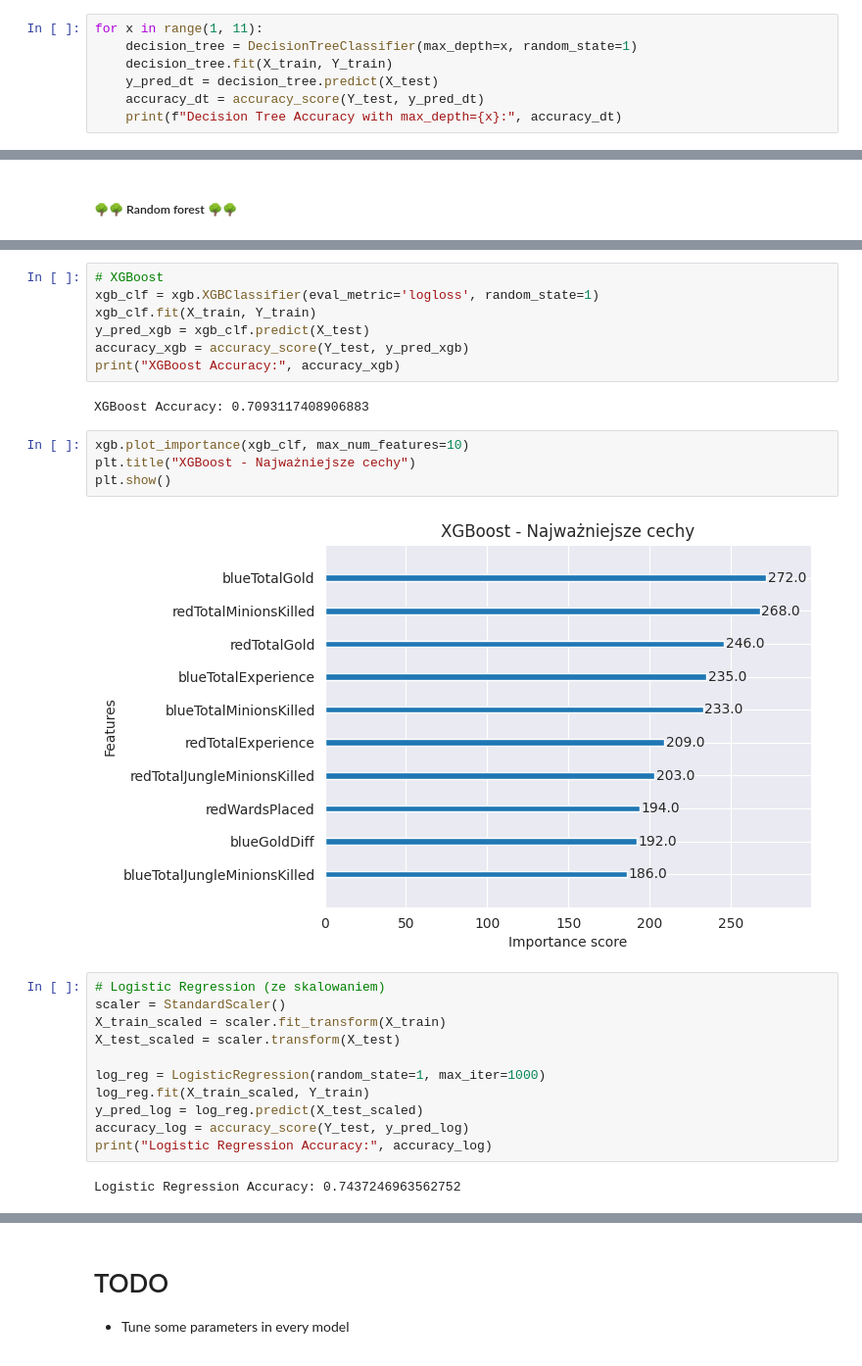
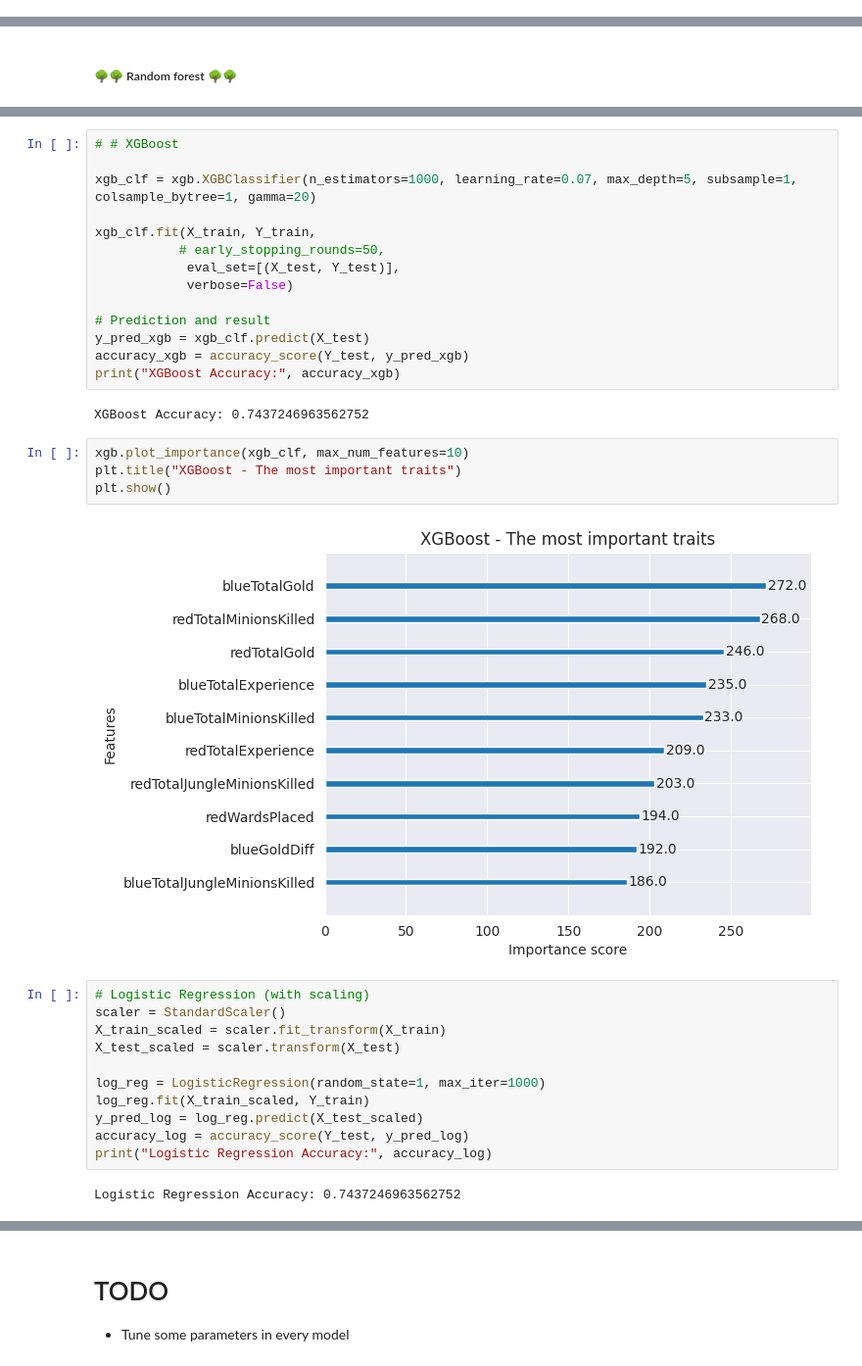
Before and after one commit to stfen/lol-data-analysis, a Jupyter notebook: model.ipynb, the cells around one changed output, grey strips where cells are left out. Shown at 98% size. Saved outputs shown, nothing was run; the diff lists cells and outputs as text.

Commit message:
english, tuned xgboost params

```diff
--- a/model.ipynb
+++ b/model.ipynb
@@ -227,10 +227,3 @@ Decision Tree Accuracy with max_depth=7: 0.7101214574898785
 Decision Tree Accuracy with max_depth=8: 0.702834008097166
 Decision Tree Accuracy with max_depth=9: 0.7093117408906883
 Decision Tree Accuracy with max_depth=10: 0.694331983805668
-# %%
-for x in range(1, 11):
-    decision_tree = DecisionTreeClassifier(max_depth=x, random_state=1)
-    decision_tree.fit(X_train, Y_train)
-    y_pred_dt = decision_tree.predict(X_test)
-    accuracy_dt = accuracy_score(Y_test, y_pred_dt)
-    print(f"Decision Tree Accuracy with max_depth={x}:", accuracy_dt)
@@ -304,20 +272,27 @@ plt.show()
 # %%
-# XGBoost
-xgb_clf = xgb.XGBClassifier(eval_metric='logloss', random_state=1)
-xgb_clf.fit(X_train, Y_train)
+# # XGBoost
+
+xgb_clf = xgb.XGBClassifier(n_estimators=1000, learning_rate=0.07, max_depth=5, subsample=1, colsample_bytree=1, gamma=20)
+
+xgb_clf.fit(X_train, Y_train,
+           # early_stopping_rounds=50,
+            eval_set=[(X_test, Y_test)],
+            verbose=False)
+
+# Prediction and result
 y_pred_xgb = xgb_clf.predict(X_test)
 accuracy_xgb = accuracy_score(Y_test, y_pred_xgb)
 print("XGBoost Accuracy:", accuracy_xgb)
 # %% [output]
-XGBoost Accuracy: 0.7093117408906883
+XGBoost Accuracy: 0.7437246963562752
 # %%
 xgb.plot_importance(xgb_clf, max_num_features=10)
-plt.title("XGBoost - Najważniejsze cechy")
+plt.title("XGBoost - The most important traits")
 plt.show()
 # %% [output]
-[figure, old version]
+[figure, new version]
 # %%
-# Logistic Regression (ze skalowaniem)
+# Logistic Regression (with scaling)
 scaler = StandardScaler()
 X_train_scaled = scaler.fit_transform(X_train)
 X_test_scaled = scaler.transform(X_test)
```
Also changed, not shown: parts of 7 cells of this notebook, 2 other files.
